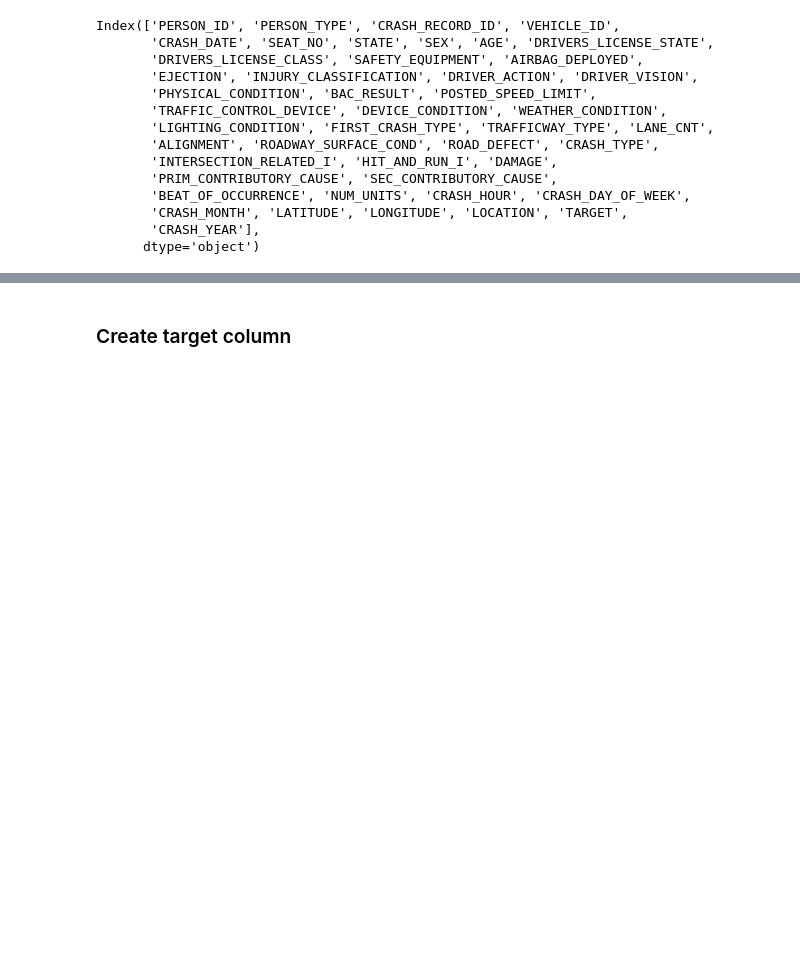
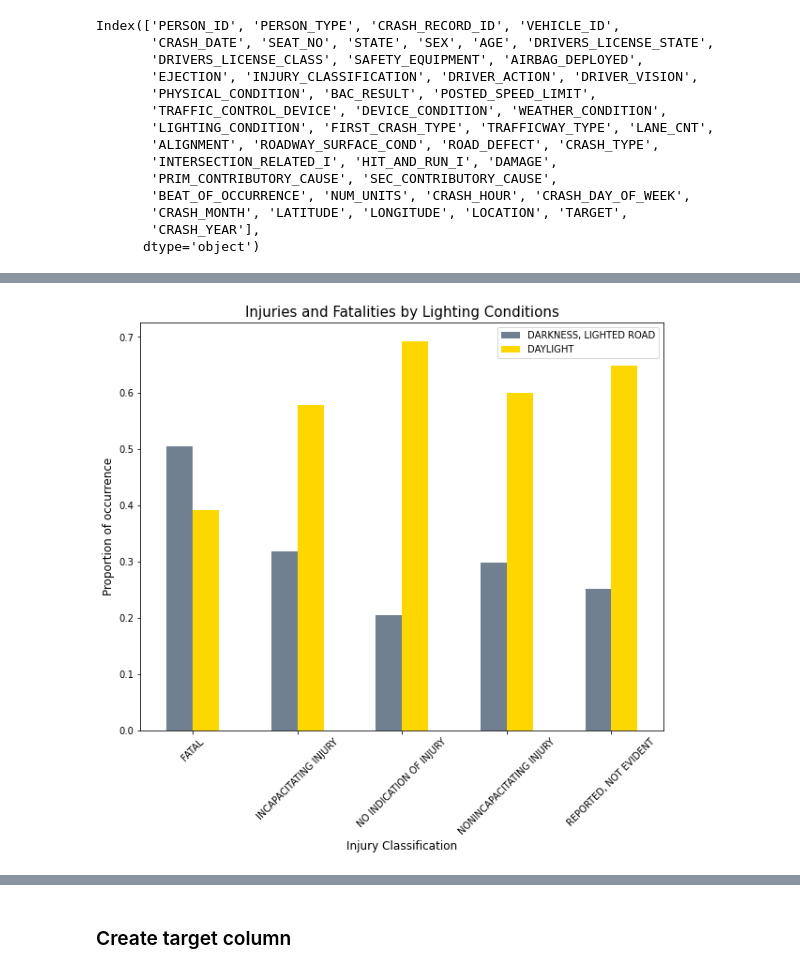
Before and after one commit to AngieKay/Chicago-Crashes, a Jupyter notebook: Markowitz_viz_nb.ipynb, the cells around one changed output, grey strips where cells are left out. Saved outputs shown, nothing was run; the diff lists cells and outputs as text; code cells hidden in the pictures; blank space fills up the shorter version.

```diff
--- a/Markowitz_viz_nb.ipynb
+++ b/Markowitz_viz_nb.ipynb
@@ -604,3 +604,12 @@ Index(['PERSON_ID', 'PERSON_TYPE', 'CRASH_RECORD_ID', 'VEHICLE_ID',
        'CRASH_MONTH', 'LATITUDE', 'LONGITUDE', 'LOCATION', 'TARGET',
        'CRASH_YEAR'],
       dtype='object')
+# %%
+def normalize_data(crosstab_df):
+    '''
+    Normalize values down a column in a dataframe,
+    specifically for crosstab dataframes using pd.crosstab()
+    '''
+    for col in crosstab_df.columns:
+        crosstab_df[col] = crosstab_df[col].apply(lambda x: x/crosstab_df[col].sum())
+    return crosstab_df
@@ -606,0 +627,4 @@ Index(['PERSON_ID', 'PERSON_TYPE', 'CRASH_RECORD_ID', 'VEHICLE_ID',
+# %%
+lighting_injuries_norm = normalize_data(pd.crosstab(people_crashes_df.LIGHTING_CONDITION,
+                                                    people_crashes_df.INJURY_CLASSIFICATION))
+lighting_injuries_norm
@@ -606,0 +640,10 @@ Index(['PERSON_ID', 'PERSON_TYPE', 'CRASH_RECORD_ID', 'VEHICLE_ID',
+# %%
+fig, ax = plt.subplots(figsize=(10, 8))
+lighting_injuries_norm.T[['DARKNESS, LIGHTED ROAD', 'DAYLIGHT']].plot.bar(ax=ax, color=('slategray', 'gold'))
+plt.title('Injuries and Fatalities by Lighting Conditions', size=15)
+plt.ylabel('Proportion of occurrence', size=12)
+plt.xlabel('Injury Classification', size=12)
+plt.legend()
+plt.xticks(rotation = 45);
+# %% [output]
+[figure, added]
```
Also changed, not shown: parts of 16 cells of this notebook, 1 other file.
